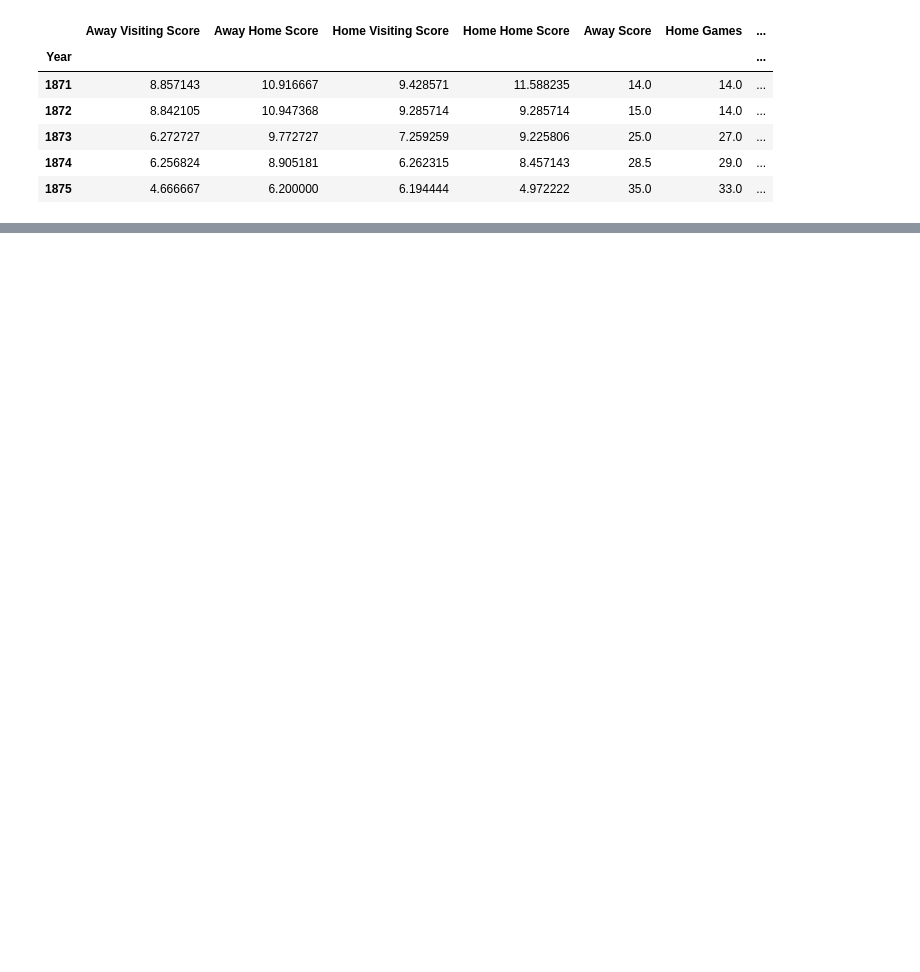
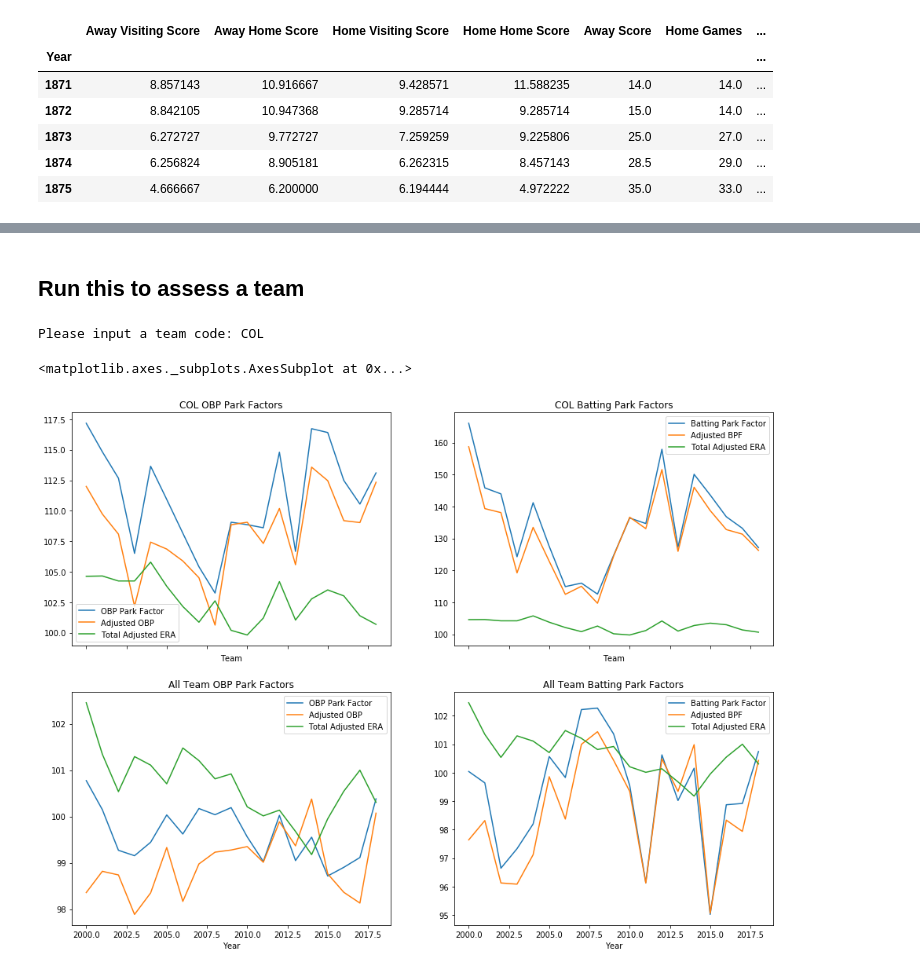
Before and after one commit to crotcake/Sabre-Final, a Jupyter notebook: Sabremetrics Final Code.ipynb, the cells around one changed output, grey strips where cells are left out. Cells and saved outputs as stored; diff of their text form; code cells hidden in the pictures; blank space fills up the shorter version.

```diff
--- a/Sabremetrics Final Code.ipynb
+++ b/Sabremetrics Final Code.ipynb
@@ -201,0 +205,26 @@ plotframe[["OBP Park Factor","Adjusted OBP","Total Adjusted ERA"]].plot()
+# %% [markdown]
+## Run this to assess a team
+# %%
+plotframe=yearframe.loc[yearframe.index>1999]
+teamcode=input("Please input a team code: ")
+teamframe=bigframe.loc[bigframe["Year"]>1999]
+teamframe=teamframe.loc[teamframe.index==teamcode]
+mean=yearframe.loc[yearframe.index>2000]["Visiting ERA"].mean()
+std=yearframe.loc[yearframe.index>2000]["Visiting ERA"].std()
+teamframe["Adjusted Visiting ERA"]=((teamframe["Visiting ERA"]-mean)/std)+100
+mean=yearframe.loc[yearframe.index>2000]["Home ERA"].mean()
+std=yearframe.loc[yearframe.index>2000]["Home ERA"].std()
+teamframe["Adjusted Home ERA"]=((teamframe["Home ERA"]-mean)/std)+100
+teamframe["Total Adjusted ERA"]=(teamframe["Adjusted Home ERA"]+teamframe["Adjusted Visiting ERA"])/2
+teamframe["Adjusted BPF"]=(teamframe["Batting Park Factor"]/(teamframe["Total Adjusted ERA"]))*100
+teamframe["Adjusted OBP"]=(teamframe["OBP Park Factor"]/(teamframe["Total Adjusted ERA"]))*100
+fig, axes = plt.subplots(figsize=(16, 12),nrows=2, ncols=2)
+teamframe.set_index(["Year"])
+teamframe[["OBP Park Factor","Adjusted OBP","Total Adjusted ERA"]].plot(title="{} OBP Park Factors".format(teamcode),ax=axes[0,0])
+teamframe[["Batting Park Factor","Adjusted BPF","Total Adjusted ERA"]].plot(title="{} Batting Park Factors".format(teamcode),ax=axes[0,1])
+plotframe[["OBP Park Factor","Adjusted OBP","Total Adjusted ERA"]].plot(title="All Team OBP Park Factors",ax=axes[1,0])
+plotframe[["Batting Park Factor","Adjusted BPF","Total Adjusted ERA"]].plot(title="All Team Batting Park Factors",ax=axes[1,1])
+# %% [output]
+Please input a team code: COL
+<matplotlib.axes._subplots.AxesSubplot at 0x...>
+[figure, added]
```
Also changed, not shown: parts of 11 cells of this notebook.
